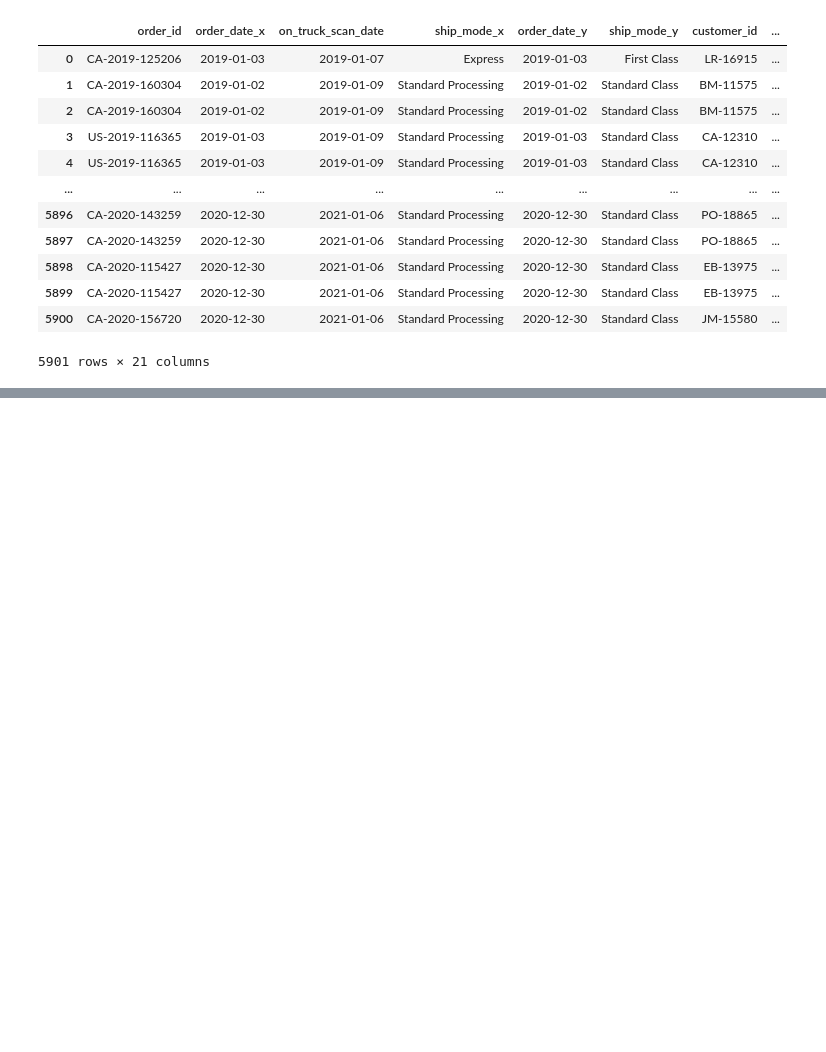
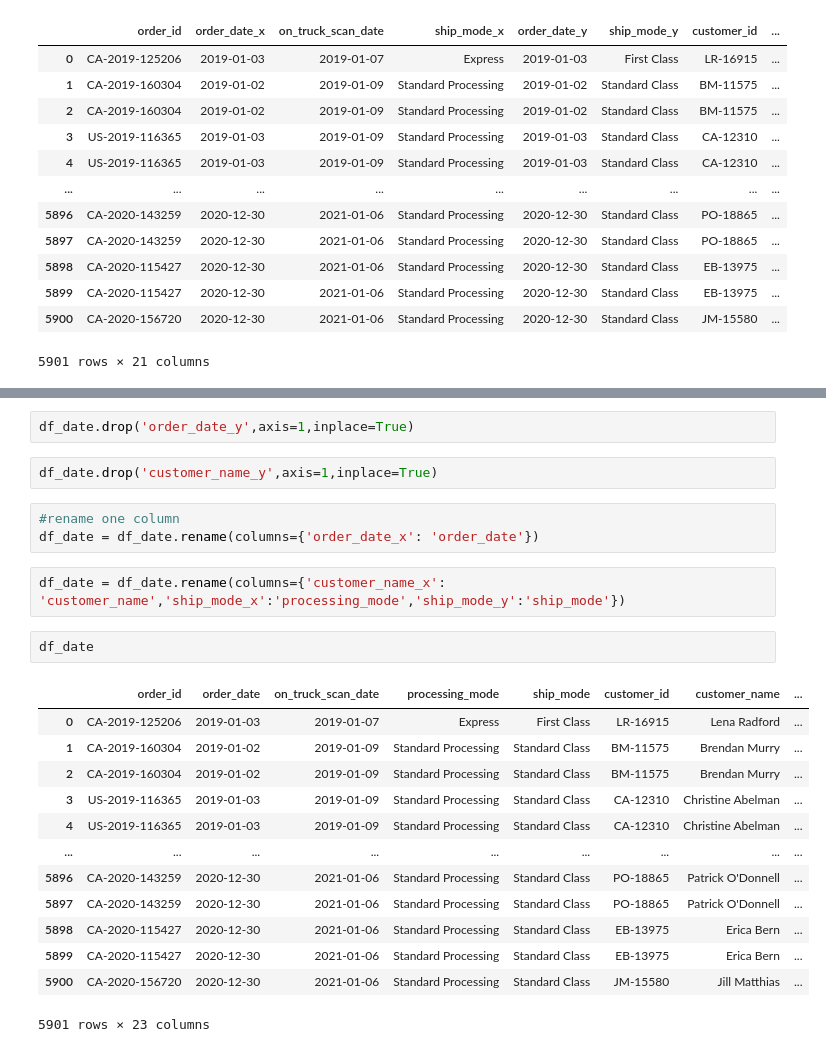
Before and after one commit to EvansWitte/Muesli_EDA, a Jupyter notebook: new_muesli.ipynb, the cells around one changed output, grey strips where cells are left out. Cells and saved outputs as stored; diff of their text form; blank space fills up the shorter version.

```diff
--- a/new_muesli.ipynb
+++ b/new_muesli.ipynb
@@ -458,0 +461,25 @@ df_date
+# %%
+df_date.drop('order_date_y',axis=1,inplace=True)
+# %%
+df_date.drop('customer_name_y',axis=1,inplace=True)
+# %%
+#rename one column
+df_date = df_date.rename(columns={'order_date_x': 'order_date'})
+# %%
+df_date = df_date.rename(columns={'customer_name_x': 'customer_name','ship_mode_x':'processing_mode','ship_mode_y':'ship_mode'})
+# %%
+df_date
+# %% [output]
+|  | order_id | order_date | on_truck_scan_date | processing_mode | ship_mode | customer_id | customer_name | ... |
+| 0 | CA-2019-125206 | 2019-01-03 | 2019-01-07 | Express | First Class | LR-16915 | Lena Radford | ... |
+| 1 | CA-2019-160304 | 2019-01-02 | 2019-01-09 | Standard Processing | Standard Class | BM-11575 | Brendan Murry | ... |
+| 2 | CA-2019-160304 | 2019-01-02 | 2019-01-09 | Standard Processing | Standard Class | BM-11575 | Brendan Murry | ... |
+| 3 | US-2019-116365 | 2019-01-03 | 2019-01-09 | Standard Processing | Standard Class | CA-12310 | Christine Abelman | ... |
+| 4 | US-2019-116365 | 2019-01-03 | 2019-01-09 | Standard Processing | Standard Class | CA-12310 | Christine Abelman | ... |
+| ... | ... | ... | ... | ... | ... | ... | ... | ... |
+| 5896 | CA-2020-143259 | 2020-12-30 | 2021-01-06 | Standard Processing | Standard Class | PO-18865 | Patrick O'Donnell | ... |
+| 5897 | CA-2020-143259 | 2020-12-30 | 2021-01-06 | Standard Processing | Standard Class | PO-18865 | Patrick O'Donnell | ... |
+| 5898 | CA-2020-115427 | 2020-12-30 | 2021-01-06 | Standard Processing | Standard Class | EB-13975 | Erica Bern | ... |
+| 5899 | CA-2020-115427 | 2020-12-30 | 2021-01-06 | Standard Processing | Standard Class | EB-13975 | Erica Bern | ... |
+| 5900 | CA-2020-156720 | 2020-12-30 | 2021-01-06 | Standard Processing | Standard Class | JM-15580 | Jill Matthias | ... |
+5901 rows × 23 columns
```
Also changed, not shown: parts of 65 cells of this notebook, 1 other file.
